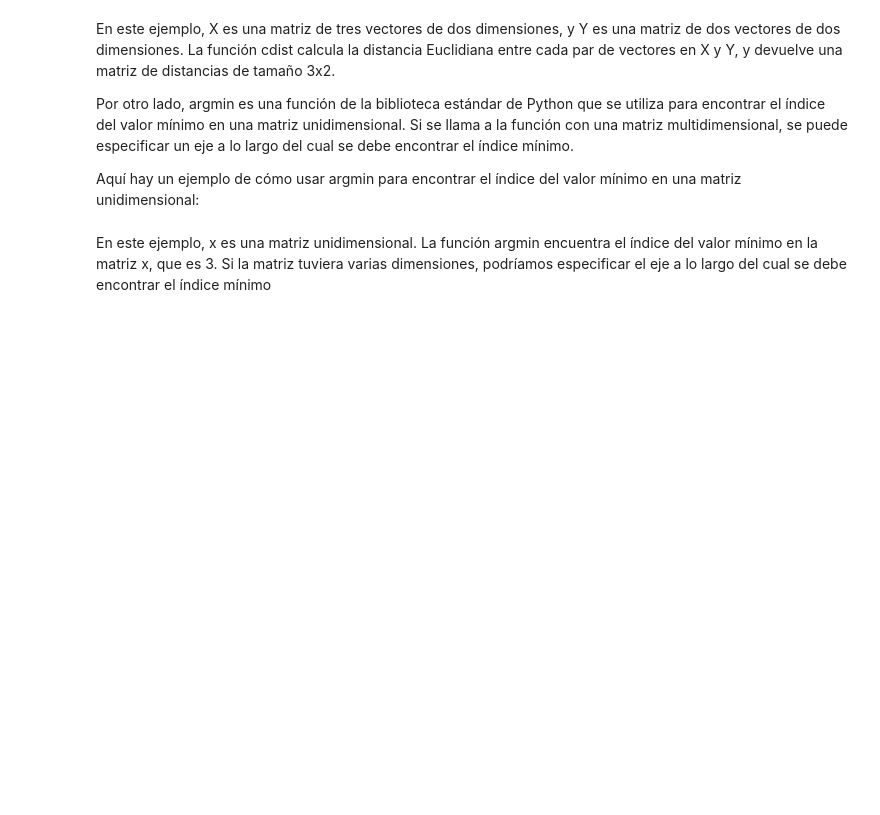
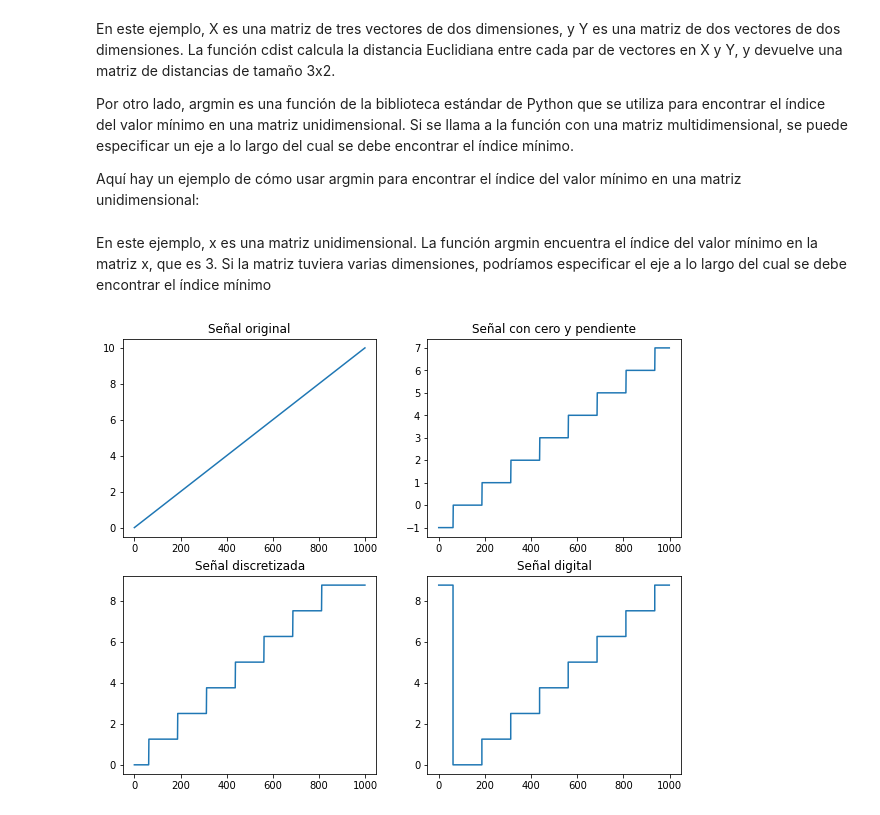
Before and after one commit to Edward1304/Signals-and-systems-Edward, a Jupyter notebook: Exercices_SyS_(ES_).ipynb, the cells around one changed output. Drawn from its saved outputs; the diff is of its cells as text; code cells hidden in the pictures; blank space fills up the shorter version.

```diff
--- a/Exercices_SyS_(ES_).ipynb
+++ b/Exercices_SyS_(ES_).ipynb
@@ -66,3 +66,49 @@ min_index = np.argmin(x)
 print(min_index)
 # %% [markdown]
 En este ejemplo, x es una matriz unidimensional. La función argmin encuentra el índice del valor mínimo en la matriz x, que es 3. Si la matriz tuviera varias dimensiones, podríamos especificar el eje a lo largo del cual se debe encontrar el índice mínimo
+# %%
+import numpy as np
+import matplotlib.pyplot as plt
+from scipy.spatial.distance import cdist
+
+def adc_3bits(signal, n_levels=8):
+    # Definir los niveles de cuantización
+    levels = np.linspace(0, 10, n_levels, endpoint=False)
+
+    # Discretizar la señal con cero y pendiente
+    d_signal = np.interp(signal, [0, 10], [-1, n_levels-1])
+    d_signal = np.round(d_signal)
+
+    # Cuantizar la señal
+    q_signal = levels[d_signal.astype(int)]
+
+    # Generar las gráficas
+    fig, axs = plt.subplots(2, 2, figsize=(10, 8))
+
+    # Señal original
+    axs[0, 0].plot(signal)
+    axs[0, 0].set_title('Señal original')
+
+    # Señal con cero y pendiente
+    axs[0, 1].plot(d_signal)
+    axs[0, 1].set_title('Señal con cero y pendiente')
+
+    # Señal discretizada
+    dists = cdist(signal.reshape(-1, 1), levels.reshape(-1, 1))
+    indices = np.argmin(dists, axis=1)
+    ds_signal = levels[indices]
+    axs[1, 0].plot(ds_signal)
+    axs[1, 0].set_title('Señal discretizada')
+
+    # Señal digital
+    axs[1, 1].step(np.arange(len(q_signal)), q_signal)
+    axs[1, 1].set_title('Señal digital')
+
+    plt.show()
+
+    return q_signal
+
+signal = np.linspace(0, 10, 1000)
+q_signal = adc_3bits(signal)
+# %% [output]
+[figure, added]
```
